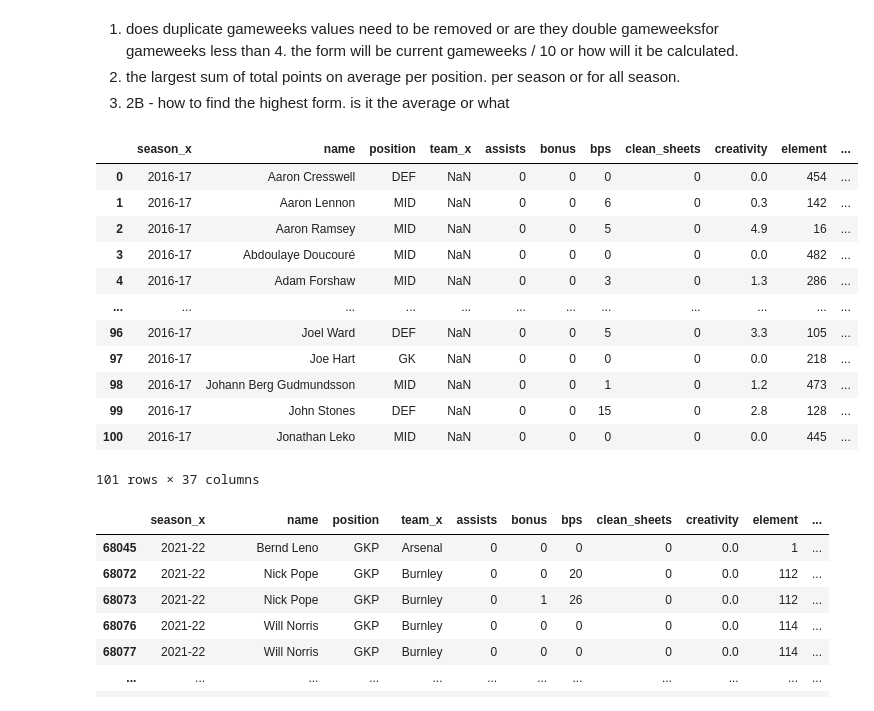
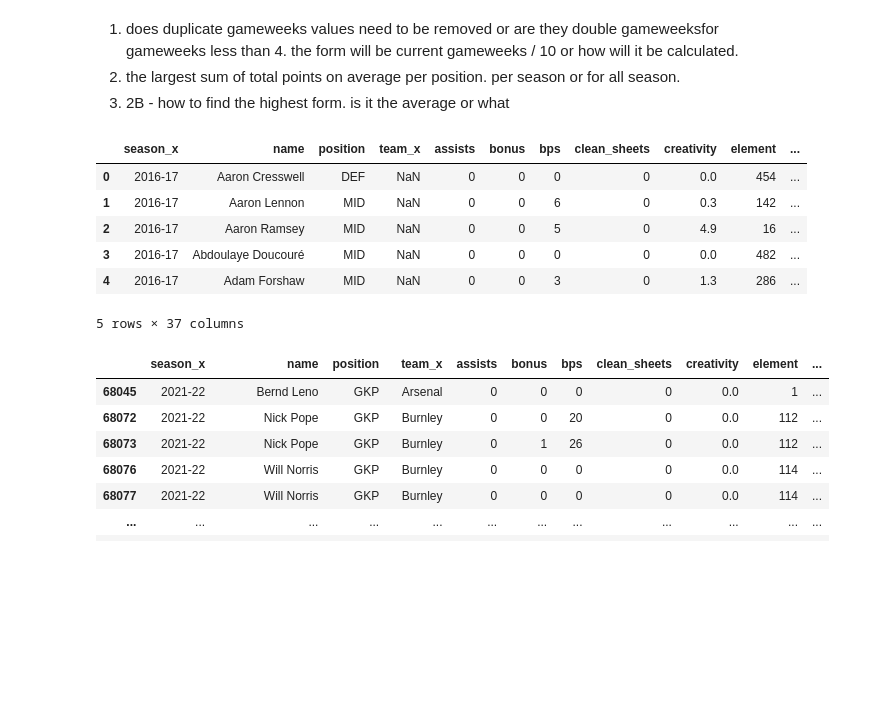
Before and after one commit to abdelrahman1903/Fantasy-Premier-League-Ai-Assistant, a Jupyter notebook: pl-2016-2023.ipynb, the cells around one changed output. Cells and saved outputs as stored; diff of their text form; code cells hidden in the pictures; blank space fills up the shorter version.

Commit message:
completed to_drop_columns

```diff
--- a/pl-2016-2023.ipynb
+++ b/pl-2016-2023.ipynb
@@ -11,22 +11,16 @@ import missingno as msno
 # %%
 # the main dataset
 
-df = pd.read_csv('/cleaned_merged_seasons.csv')
-df.head(101) # This shows you the first 5 rows of the table!
+df = pd.read_csv('./data/archive/cleaned_merged_seasons.csv')
+df.head() # This shows you the first 5 rows of the table!
 # %% [output]
 |  | season_x | name | position | team_x | assists | bonus | bps | clean_sheets | creativity | element | ... |
 | 0 | 2016-17 | Aaron Cresswell | DEF | NaN | 0 | 0 | 0 | 0 | 0.0 | 454 | ... |
 | 1 | 2016-17 | Aaron Lennon | MID | NaN | 0 | 0 | 6 | 0 | 0.3 | 142 | ... |
 | 2 | 2016-17 | Aaron Ramsey | MID | NaN | 0 | 0 | 5 | 0 | 4.9 | 16 | ... |
 | 3 | 2016-17 | Abdoulaye Doucouré | MID | NaN | 0 | 0 | 0 | 0 | 0.0 | 482 | ... |
 | 4 | 2016-17 | Adam Forshaw | MID | NaN | 0 | 0 | 3 | 0 | 1.3 | 286 | ... |
-| ... | ... | ... | ... | ... | ... | ... | ... | ... | ... | ... | ... |
-| 96 | 2016-17 | Joel Ward | DEF | NaN | 0 | 0 | 5 | 0 | 3.3 | 105 | ... |
-| 97 | 2016-17 | Joe Hart | GK | NaN | 0 | 0 | 0 | 0 | 0.0 | 218 | ... |
-| 98 | 2016-17 | Johann Berg Gudmundsson | MID | NaN | 0 | 0 | 1 | 0 | 1.2 | 473 | ... |
-| 99 | 2016-17 | John Stones | DEF | NaN | 0 | 0 | 15 | 0 | 2.8 | 128 | ... |
-| 100 | 2016-17 | Jonathan Leko | MID | NaN | 0 | 0 | 0 | 0 | 0.0 | 445 | ... |
-101 rows × 37 columns
+5 rows × 37 columns
 # %%
 df['position'].unique()
 df[df['position'] == "GKP"]
```
Also changed, not shown: parts of 1 cell of this notebook, 1 other file.
